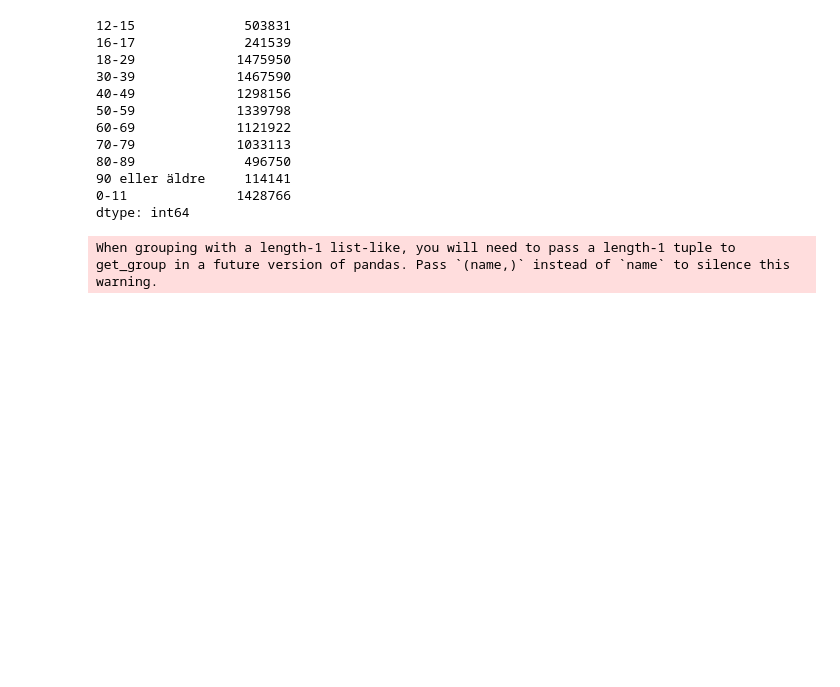
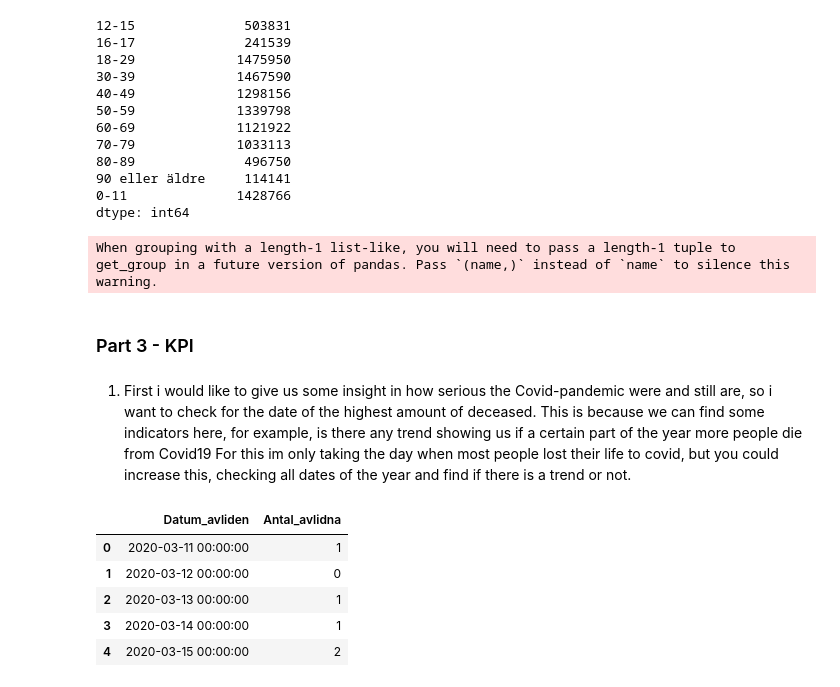
Before and after one commit to Robergjo/Dataprocessing-Joakim-Roberg, a Jupyter notebook: Lab- Covid 19/Lab/Labb 1 - Covid.ipynb, the cells around one changed output. Drawn from its saved outputs; the diff is of its cells as text; code cells hidden in the pictures; blank space fills up the shorter version.

```diff
--- a/Lab- Covid 19/Lab/Labb 1 - Covid.ipynb
+++ b/Lab- Covid 19/Lab/Labb 1 - Covid.ipynb
@@ -284,3 +284,20 @@ fig.write_html("Antal doser Västra Götalands län & Stockholms län.html")
 fig.show()
 # %% [output]
 When grouping with a length-1 list-like, you will need to pass a length-1 tuple to get_group in a future version of pandas. Pass `(name,)` instead of `name` to silence this warning.
+# %% [markdown]
+### Part 3 - KPI
+# %% [markdown]
+1. First i would like to give us some insight in how serious the Covid-pandemic were and still are, so i want to check for the date of the highest amount of deceased.
+This is because we can find some indicators here, for example, is there any trend showing us if a certain part of the year more people die from Covid19
+For this im only taking the day when most people lost their life to covid, but you could increase this, checking all dates of the year and find if there is a trend or not.
+# %%
+deceased_day = pd.read_excel("Covid19.xlsx", sheet_name = "Antal avlidna per dag")
+
+deceased_day.head()
+# %% [output]
+|  | Datum_avliden | Antal_avlidna |
+| 0 | 2020-03-11 00:00:00 | 1 |
+| 1 | 2020-03-12 00:00:00 | 0 |
+| 2 | 2020-03-13 00:00:00 | 1 |
+| 3 | 2020-03-14 00:00:00 | 1 |
+| 4 | 2020-03-15 00:00:00 | 2 |
```
Also changed, not shown: parts of 6 cells of this notebook.
